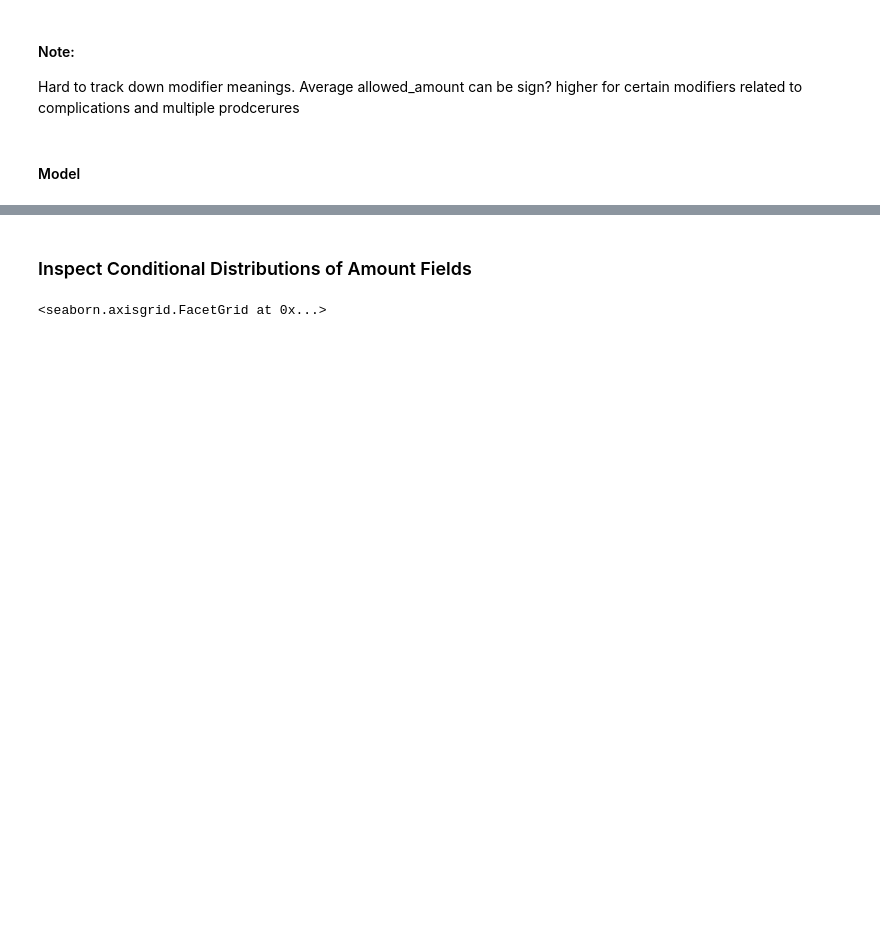
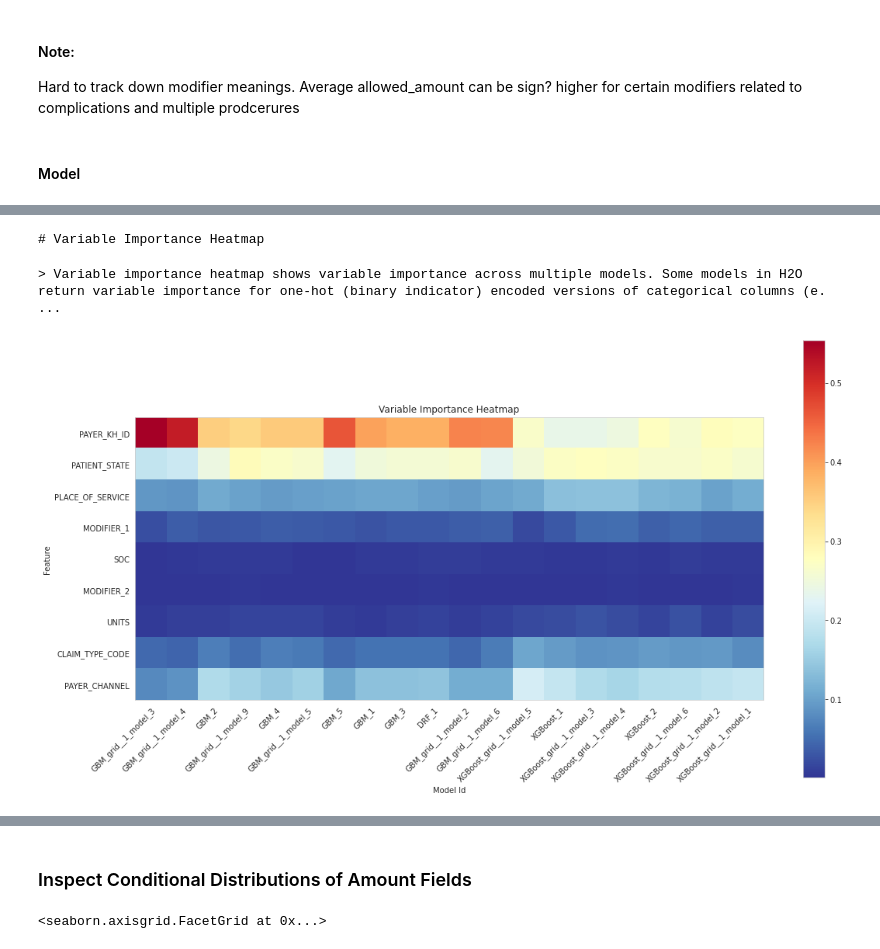
Before and after one commit to komodokamalesh/costofcare, a Jupyter notebook: analysis/Price Data Exploration.ipynb, the cells around one changed output, grey strips where cells are left out. Saved outputs shown, nothing was run; the diff lists cells and outputs as text; code cells hidden in the pictures; blank space fills up the shorter version.

```diff
--- a/analysis/Price Data Exploration.ipynb
+++ b/analysis/Price Data Exploration.ipynb
@@ -636,0 +725,6 @@ def plot(amount_field="ALLOWED_AMOUNT", log_transform=False):
+# %%
+exa=aml.explain(trainH2o, include_explanations=["varimp_heatmap"])
+# %% [output]
+# Variable Importance Heatmap
+> Variable importance heatmap shows variable importance across multiple models. Some models in H2O return variable importance for one-hot (binary indicator) encoded versions of categorical columns (e. ...
+[figure, added]
```
Also changed, not shown: parts of 22 cells of this notebook, 10 other files.
